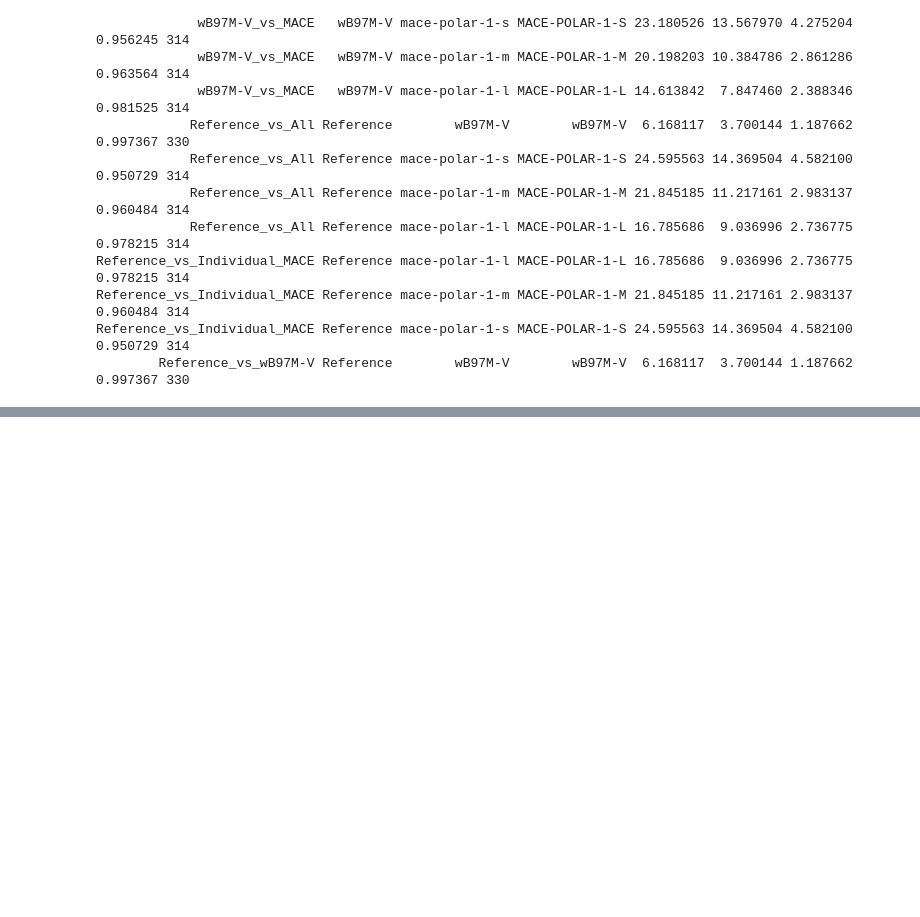
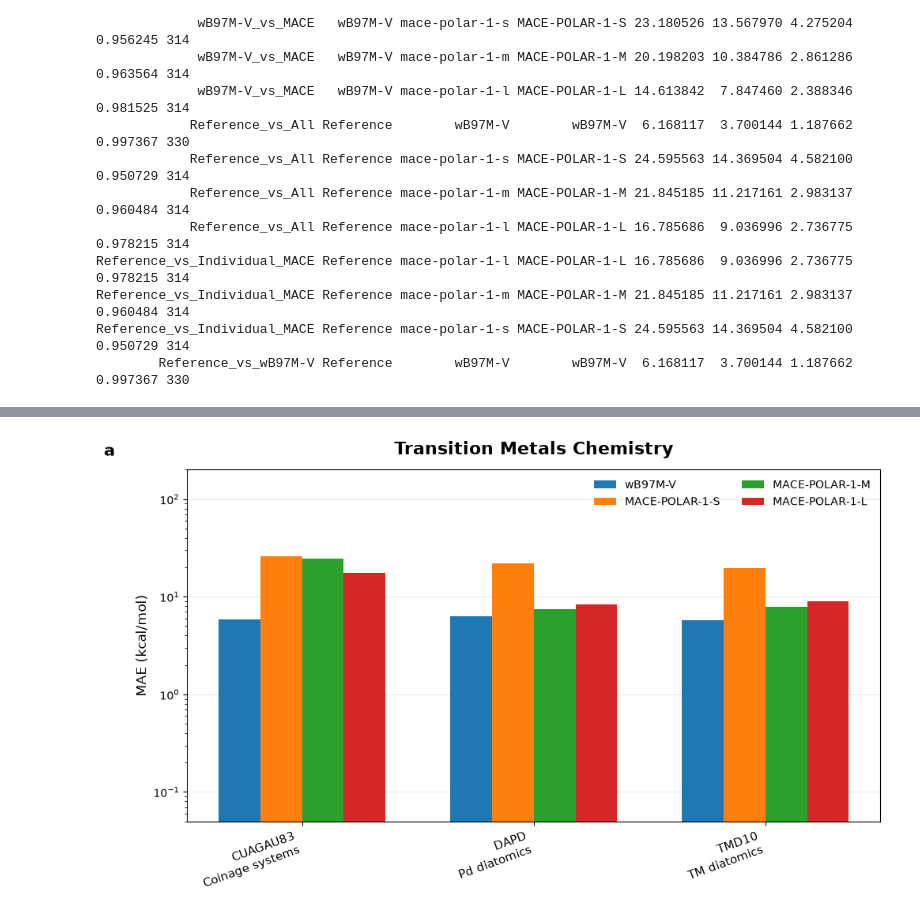
Before and after one commit to ar19schem-del/Accurate-Prediction-of-Molecular-Properties-with-Polarisable-MACE, a Jupyter notebook: Analysis/Transition Metal_MACE POLAR_Calculations.ipynb, the cells around one changed output, grey strips where cells are left out. Cells and saved outputs as stored; diff of their text form; code cells hidden in the pictures; blank space fills up the shorter version.

```diff
--- a/Analysis/Transition Metal_MACE POLAR_Calculations.ipynb
+++ b/Analysis/Transition Metal_MACE POLAR_Calculations.ipynb
@@ -1029,0 +1032,91 @@ Reference_vs_Individual_MACE Reference mace-polar-1-s MACE-POLAR-1-S 24.595563 1
+# %%
+import numpy as np, pandas as pd, matplotlib.pyplot as plt
+from pathlib import Path
+
+# ----------------------------
+# Load file
+# ----------------------------
+p = Path("Errors_per_set_MAE_MACE_POLAR_Datatype_Transition_Metal_ALL3.csv")
+if not p.exists(): p = Path("Analysis/Errors_per_set_MAE_MACE_POLAR_Datatype_Transition_Metal_ALL3.csv")
+df = pd.read_csv(p)
+
+# ----------------------------
+# Columns
+# ----------------------------
+models = ["wB97M-V", "mace-polar-1-s", "mace-polar-1-m", "mace-polar-1-l"]
+labels = ["wB97M-V", "MACE-POLAR-1-S", "MACE-POLAR-1-M", "MACE-POLAR-1-L"]
+
+# ----------------------------
+# Dataset groups like Fig. 5a,b
+# ----------------------------
+g1 = ["CUAGAU83", "DAPD", "TMD10"]                                  # Fig. 5a-like
+g2 = ["MME52", "MOBH28", "ROST61", "MOR13", "TMB11", "3d4dIPSS"]   # Fig. 5b-like
+
+nice1 = {
+    "CUAGAU83": "CUAGAU83\nCoinage systems",
+    "DAPD": "DAPD\nPd diatomics",
+    "TMD10": "TMD10\nTM diatomics",
+}
+nice2 = {
+    "MME52": "MME52\nEnzyme models",
+    "MOBH28": "MOBH28\nOrganometal barriers",
+    "ROST61": "ROST61\nOpen-shell rxns",
+    "MOR13": "MOR13\nClosed-shell rxns",
+    "TMB11": "TMB11\nTM barriers",
+    "3d4dIPSS": "3d4dIPSS\n3d TM VIEs",
+}
+
+# ----------------------------
+# Plot helper
+# ----------------------------
+def plot_group(dsets, name_map, file, panel, logy=False, ylim=None):
+    xdf = df.set_index("Dataset").loc[dsets, models]
+    x = np.arange(len(dsets))
+    w = 0.18
+
+    fig, ax = plt.subplots(figsize=(10, 6))
+    for i, m in enumerate(models):
+        ax.bar(x + (i - 1.5)*w, xdf[m], width=w, label=labels[i])
+
+    ax.set_xticks(x)
+    ax.set_xticklabels([name_map[d] for d in dsets], rotation=20, ha="right", fontsize=11)
+    ax.set_ylabel("MAE (kcal/mol)", fontsize=12)
+    ax.grid(axis="y", linestyle="-", alpha=0.25)
+    ax.set_axisbelow(True)
+
+    if logy:
+        ax.set_yscale("log")
+        ax.set_ylim(0.05, 200)
+    elif ylim is not None:
+        ax.set_ylim(*ylim)
+
+    ax.set_title("Transition Metals Chemistry", fontsize=16, fontweight="bold", pad=14)
+    ax.text(-0.12, 1.04, panel, transform=ax.transAxes, fontsize=15, fontweight="bold")
+
+    ax.legend(ncol=2, frameon=False, fontsize=10)
+    plt.tight_layout()
+    plt.savefig(file, dpi=300, bbox_inches="tight")
+    plt.show()
+
+# ----------------------------
+# Fig. 5a-like
+# ----------------------------
+plot_group(
+    g1, nice1,
+    "Transition_Metal_Fig5a_like.png",
+    panel="a",
+    logy=True
+)
+
+# ----------------------------
+# Fig. 5b-like
+# ----------------------------
+plot_group(
+    g2, nice2,
+    "Transition_Metal_Fig5b_like.png",
+    panel="b",
+    logy=False,
+    ylim=(0, 20)
+)
+# %% [output]
+[figure, added]
```
Also changed, not shown: parts of 2 cells of this notebook, 8 other files.
